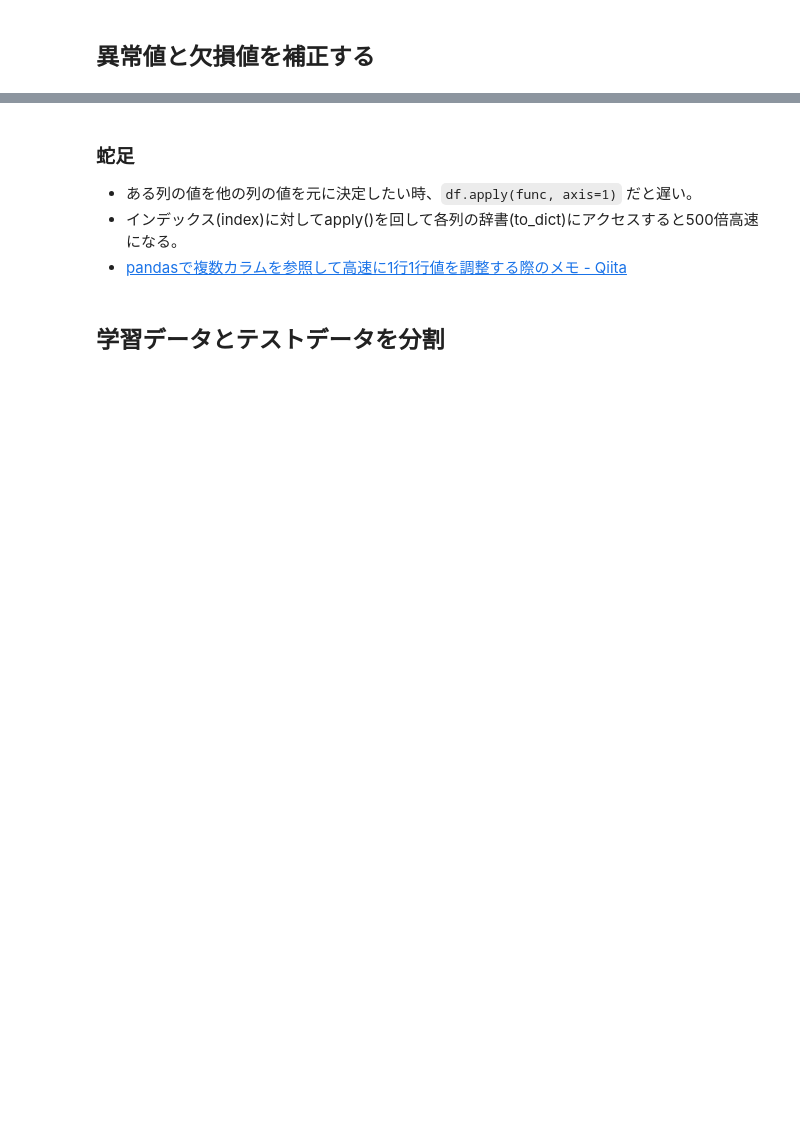
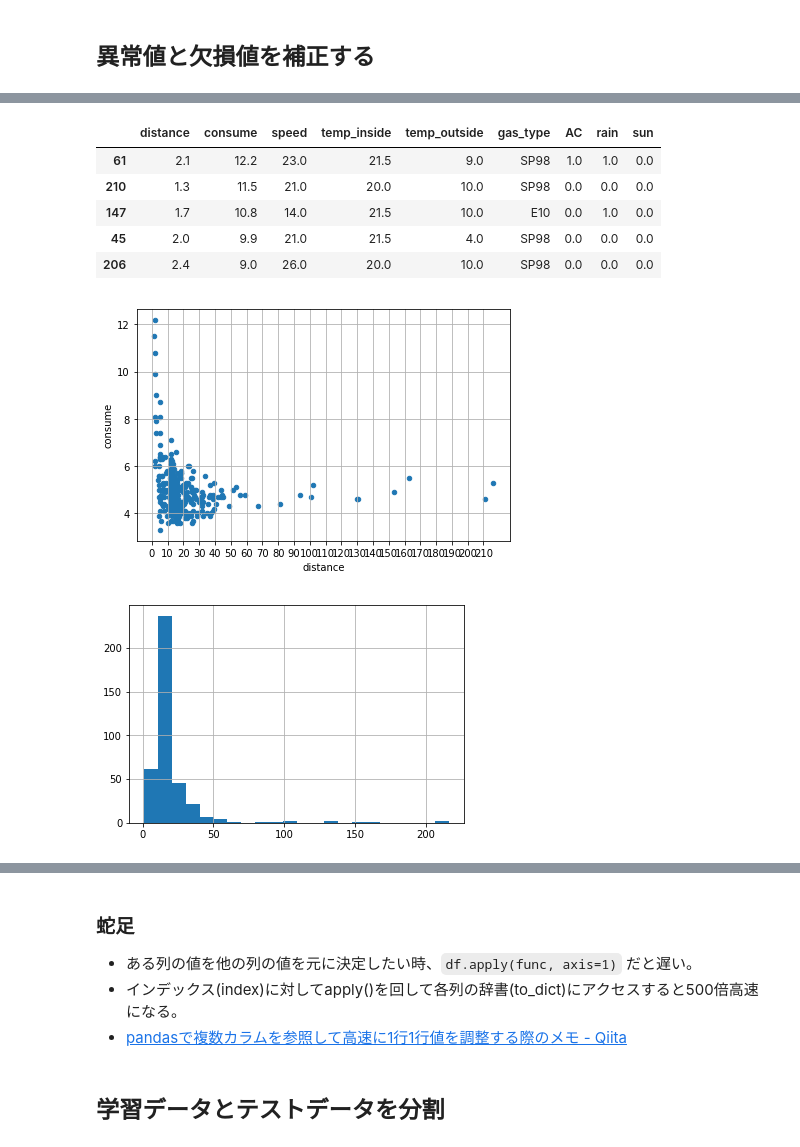
Before and after one commit to msuz/ml_tokyo_8, a Jupyter notebook: Day3_work_鈴木雅彦.ipynb, the cells around one changed output, grey strips where cells are left out. Cells and saved outputs as stored; diff of their text form; code cells hidden in the pictures; blank space fills up the shorter version.

```diff
--- a/Day3_work_鈴木雅彦.ipynb
+++ b/Day3_work_鈴木雅彦.ipynb
@@ -144,0 +253,30 @@ show_dataframe_info(df)
+# %%
+# consume(消費量)の値が大き過ぎる行をどうするか
+
+# 行の中身を見てみる
+display(df.sort_values('consume', ascending=False).head())
+
+# distance(走行距離)が短い異常値が出る？分布を見てみる
+df.plot(x='distance', y='consume', kind='scatter')
+plt.grid(True)
+plt.xticks(np.arange(0, df['distance'].max(), 10))
+plt.tight_layout()
+plt.show()
+
+# distance(走行距離)が短いデータを削ってしまって良いだろうか？
+df['distance'].hist(bins=22)
+plt.show()
+# 0〜10は60件(15%)程度なので消しても良いか
+# 10〜20は240件(60%)程度あるので、さすがにこれを消すわけにはいかない
+
+# 10以上の行だけを残して10未満の行は削除する
+df = df[df['distance'] >= 10]
+# %% [output]
+|  | distance | consume | speed | temp_inside | temp_outside | gas_type | AC | rain | sun |
+| 61 | 2.1 | 12.2 | 23.0 | 21.5 | 9.0 | SP98 | 1.0 | 1.0 | 0.0 |
+| 210 | 1.3 | 11.5 | 21.0 | 20.0 | 10.0 | SP98 | 0.0 | 0.0 | 0.0 |
+| 147 | 1.7 | 10.8 | 14.0 | 21.5 | 10.0 | E10 | 0.0 | 1.0 | 0.0 |
+| 45 | 2.0 | 9.9 | 21.0 | 21.5 | 4.0 | SP98 | 0.0 | 0.0 | 0.0 |
+| 206 | 2.4 | 9.0 | 26.0 | 20.0 | 10.0 | SP98 | 0.0 | 0.0 | 0.0 |
+[figure, added]
+[figure, added]
```
Also changed, not shown: parts of 14 cells of this notebook.
